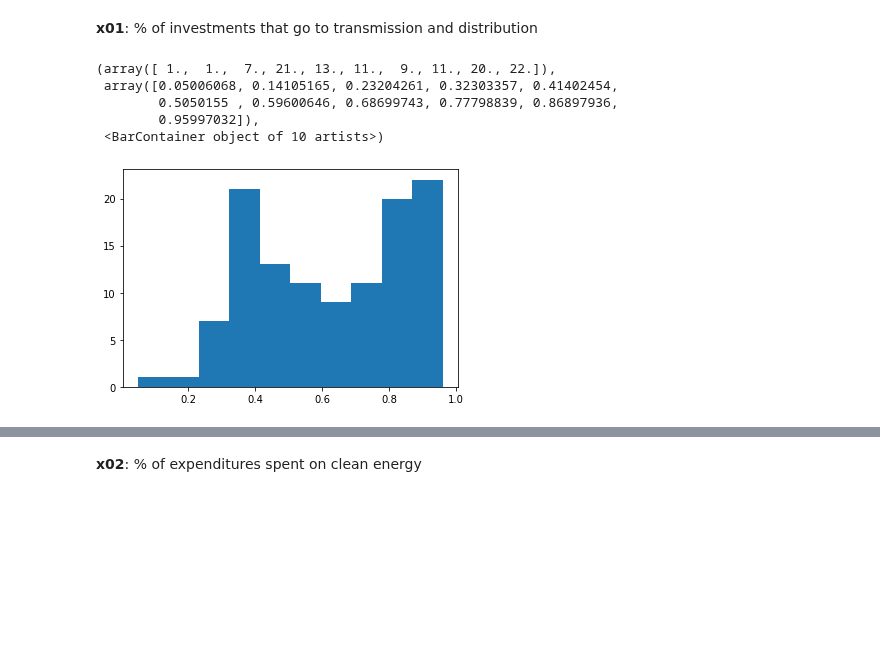
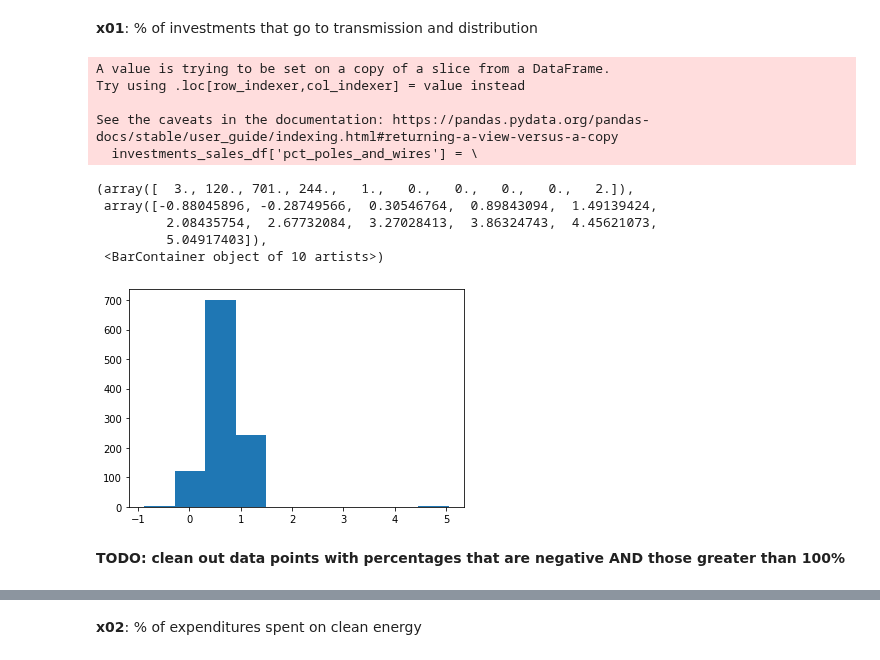
Before and after one commit to 2elle2/rmi-project, a Jupyter notebook: model/03_feature_engineering_v2.ipynb, the cells around one changed output, grey strips where cells are left out. Cells and saved outputs as stored; diff of their text form; code cells hidden in the pictures; blank space fills up the shorter version.

```diff
--- a/model/03_feature_engineering_v2.ipynb
+++ b/model/03_feature_engineering_v2.ipynb
@@ -238,0 +241,3 @@ data_after_2010_df.head()
+# %%
+data_pre_2018_df = data_after_2010_df[data_after_2010_df['year'] <= 2018]
+data_pre_2018_df
@@ -277,7 +279,7 @@ investment_column_names
  'investment_value_transmission',
  'sales']
 # %%
-investments_sales_df = data_after_2012_df[investment_column_names]
+investments_sales_df = data_pre_2018_df[investment_column_names]
 investments_sales_df
 # %% [output]
 |  | row_id | respondent_id | year | investment_value_distribution | investment_value_hydro | investment_value_nuclear | ... |
@@ -310,0 +298,10 @@ investment_column_names
+# %%
+investment_column_names_only = ['investment_value_distribution',
+ 'investment_value_hydro',
+ 'investment_value_nuclear',
+ 'investment_value_other',
+ 'investment_value_other_fossil',
+ 'investment_value_renewables',
+ 'investment_value_steam',
+ 'investment_value_transmission']
+investment_column_names_only
@@ -311,5 +317,5 @@ investment_column_names
 # %%
-investments_sales_df['sum_investments'] = investments_sales_df[investment_column_names].sum(axis=1)
+investments_sales_df['sum_investments'] = investments_sales_df[investment_column_names_only].sum(axis=1)
 investments_sales_df['sum_investments_generation'] = investments_sales_df['sum_investments'] - investments_sales_df['investment_value_transmission'] - investments_sales_df['investment_value_distribution']
 investments_sales_df
 # %% [output]
@@ -664,16 +663,23 @@ utility_info_df.head()
 __x01__: % of investments that go to transmission and distribution
 # %%
 # x1 is the % of investments that go to transmission and distribution
-sum_investments_sales_df['pct_poles_and_wires'] = \
-    (sum_investments_sales_df['investment_value_transmission'] + \
-    sum_investments_sales_df['investment_value_distribution']) / \
-    sum_investments_sales_df['sum_investments']
-x01_poles_wires_investment_pct = sum_investments_sales_df['pct_poles_and_wires'].reset_index(drop=True)
+investments_sales_df['pct_poles_and_wires'] = \
+    (investments_sales_df['investment_value_transmission'] + \
+    investments_sales_df['investment_value_distribution']) / \
+    investments_sales_df['sum_investments']
+x01_poles_wires_investment_pct = investments_sales_df['pct_poles_and_wires'].reset_index(drop=True)
 plt.hist(x01_poles_wires_investment_pct)
 # %% [output]
-(array([ 1.,  1.,  7., 21., 13., 11.,  9., 11., 20., 22.]),
- array([0.05006068, 0.14105165, 0.23204261, 0.32303357, 0.41402454,
-        0.5050155 , 0.59600646, 0.68699743, 0.77798839, 0.86897936,
-        0.95997032]),
- <BarContainer object of 10 artists>)
+A value is trying to be set on a copy of a slice from a DataFrame.
+Try using .loc[row_indexer,col_indexer] = value instead
+
+See the caveats in the documentation: https://pandas.pydata.org/pandas-docs/stable/user_guide/indexing.html#returning-a-view-versus-a-copy
+  investments_sales_df['pct_poles_and_wires'] = \
+(array([  3., 120., 701., 244.,   1.,   0.,   0.,   0.,   0.,   2.]),
+ array([-0.88045896, -0.28749566,  0.30546764,  0.89843094,  1.49139424,
+         2.08435754,  2.67732084,  3.27028413,  3.86324743,  4.45621073,
+         5.04917403]),
+ <BarContainer object of 10 artists>)
-[figure, old version]
+[figure, new version]
+# %% [markdown]
+**TODO: clean out data points with percentages that are negative AND those greater than 100%**
```
Also changed, not shown: parts of 32 cells of this notebook.
